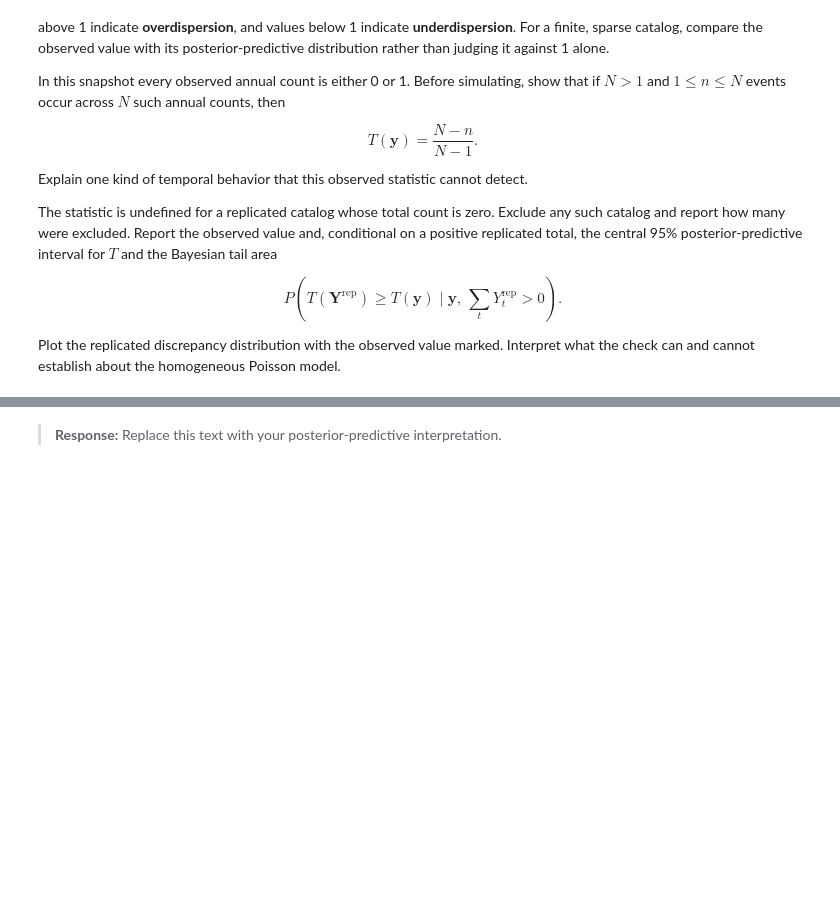
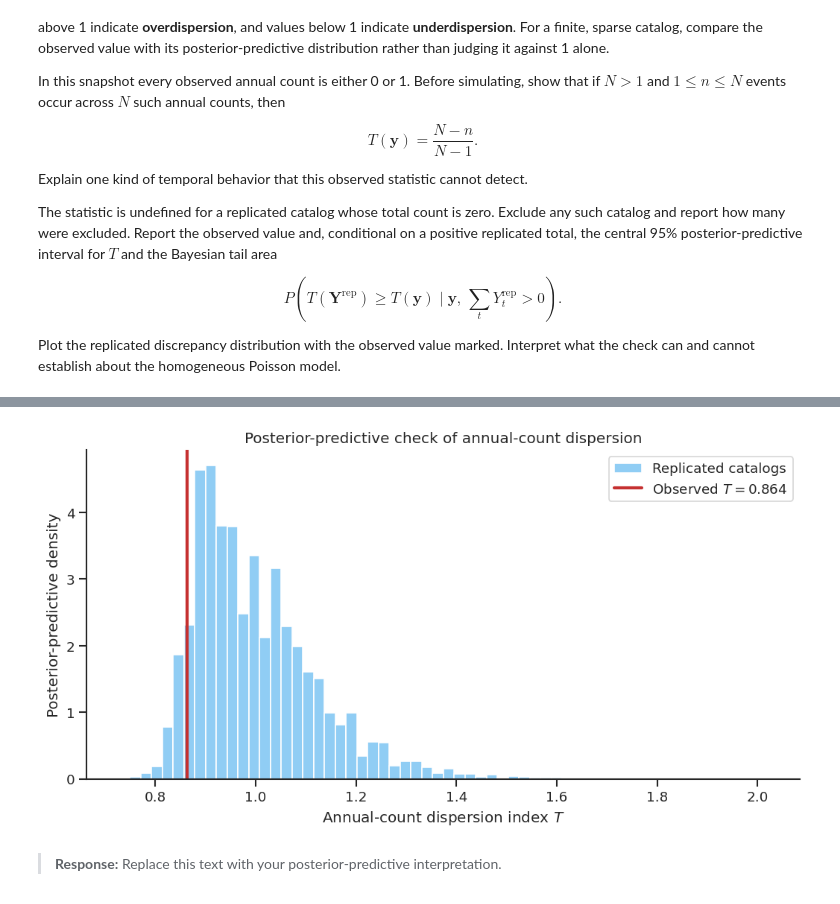
Before and after one commit to Harishteja/ML, a Jupyter notebook: lecturebook/homework/homework-03.ipynb, the cells around one changed output, grey strips where cells are left out. Drawn from its saved outputs; the diff is of its cells as text; code cells hidden in the pictures; blank space fills up the shorter version.

```diff
--- a/lecturebook/homework/homework-03.ipynb
+++ b/lecturebook/homework/homework-03.ipynb
@@ -1339,14 +1867,28 @@ def simulate_replicated_catalogs(
     '''Draw replicated annual-count catalogs from the posterior predictive.'''
     # Return an array with shape (n_replications, n_years).
     # YOUR CODE HERE
-    raise NotImplementedError
+    rng = np.random.default_rng(seed)
+    lambda_rep = rng.gamma(
+        shape=alpha_post,
+        scale=1 / beta_post,
+        size=n_replications
+    )
+    replicated_counts = rng.poisson(
+      lam=lambda_rep[:, None],
+      size=(n_replications, n_years)
+    )
+
+    return replicated_counts
 
 
 def dispersion_index(count_matrix):
     '''Return sample-variance/mean along the final axis.'''
     # For a two-dimensional input, return one discrepancy per row.
     # YOUR CODE HERE
-    raise NotImplementedError
+    mean_counts = np.mean(count_matrix, axis=-1)
+    sample_variance = np.var(count_matrix, axis=-1, ddof=1)
+
+    return sample_variance / mean_counts
 
 
 # Carry out the posterior-predictive calculation. Store the retained
@@ -1355,6 +1897,79 @@ def dispersion_index(count_matrix):
 # bayesian_tail_area. Use the same retained sample for the interval, tail
 # area, and plot.
 # YOUR CODE HERE
+alpha_0 = 1
+beta_0 = 8
+
+alpha_post, beta_post = gamma_poisson_update(
+    alpha_0,
+    beta_0,
+    annual_counts,
+    EXPOSURE_YEARS
+)
+print("Posterior shape:", alpha_post)
+print("Posterior rate:", beta_post)
+print("Posterior mean:", alpha_post / beta_post)
+
+observed_discrepancy = dispersion_index(
+    annual_counts.reshape(1, -1)
+)[0]
+
+print("Observed T:", observed_discrepancy)
+
+# Verify the special 0/1 formula
+N = len(annual_counts)
+n = annual_counts.sum()
+
+formula_T = (N - n) / (N - 1)
+
+print("0/1 formula T:", formula_T)
+print("Formula agrees:", np.isclose(observed_discrepancy, formula_T))
+
+replicated_catalogs = simulate_replicated_catalogs(
+    alpha_post=alpha_post,
+    beta_post=beta_post,
+    n_years=EXPOSURE_YEARS,
+    n_replications=50_000,
+    seed=SEED
+)
+
+print("Shape:", replicated_catalogs.shape)
+
+replicated_totals = replicated_catalogs.sum(axis=1)
+
+positive_total = replicated_totals > 0
+
+excluded_discrepancies = np.sum(~positive_total)
+
+positive_catalogs = replicated_catalogs[positive_total]
+
+print("Excluded catalogs:", excluded_discrepancies)
+print("Retained catalogs:", positive_catalogs.shape[0])
+
+
+finite_discrepancies = dispersion_index(positive_catalogs)
+
+predictive_interval = np.quantile(
+    finite_discrepancies,
+    [0.025, 0.975]
+)
+
+bayesian_tail_area = np.mean(
+    finite_discrepancies >= observed_discrepancy
+)
+
+print(f"Observed T: {observed_discrepancy:.6f}")
+
+print(
+    "Central 95% posterior-predictive interval:",
+    f"[{predictive_interval[0]:.6f}, "
+    f"{predictive_interval[1]:.6f}]"
+)
+
+print(
+    "Bayesian tail area P(T_rep >= T_obs | y, total > 0):",
+    f"{bayesian_tail_area:.6f}"
+)
 
 # Visualization code is supplied; it uses the quantities computed above.
 fig, ax = plt.subplots(figsize=(8.5, 4.5))
@@ -1380,3 +1995,4 @@ ax.set(
 ax.legend()
 sns.despine(ax=ax)
 plt.show()
+# %% [output]
@@ -1383,3 +2011,4 @@ plt.show()
+[figure, added]
 # %% [markdown]
 > **Response:** Replace this text with your posterior-predictive interpretation.
 # %% [markdown]
```
Also changed, not shown: parts of 9 cells of this notebook.
